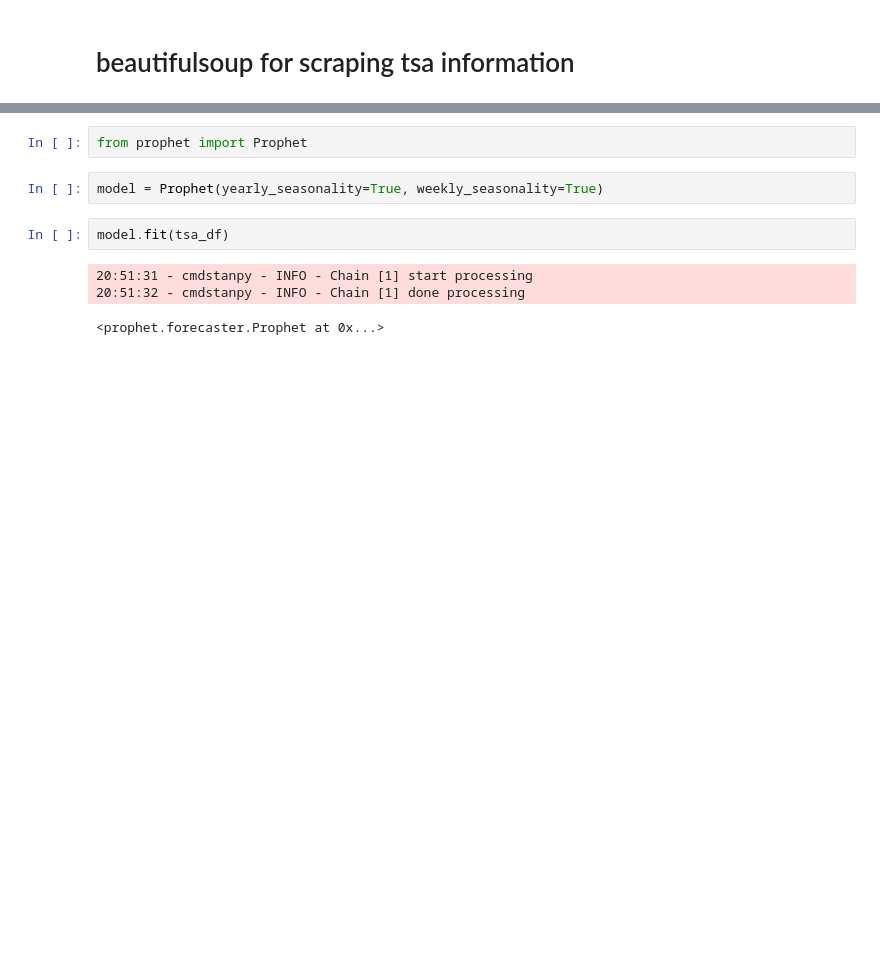
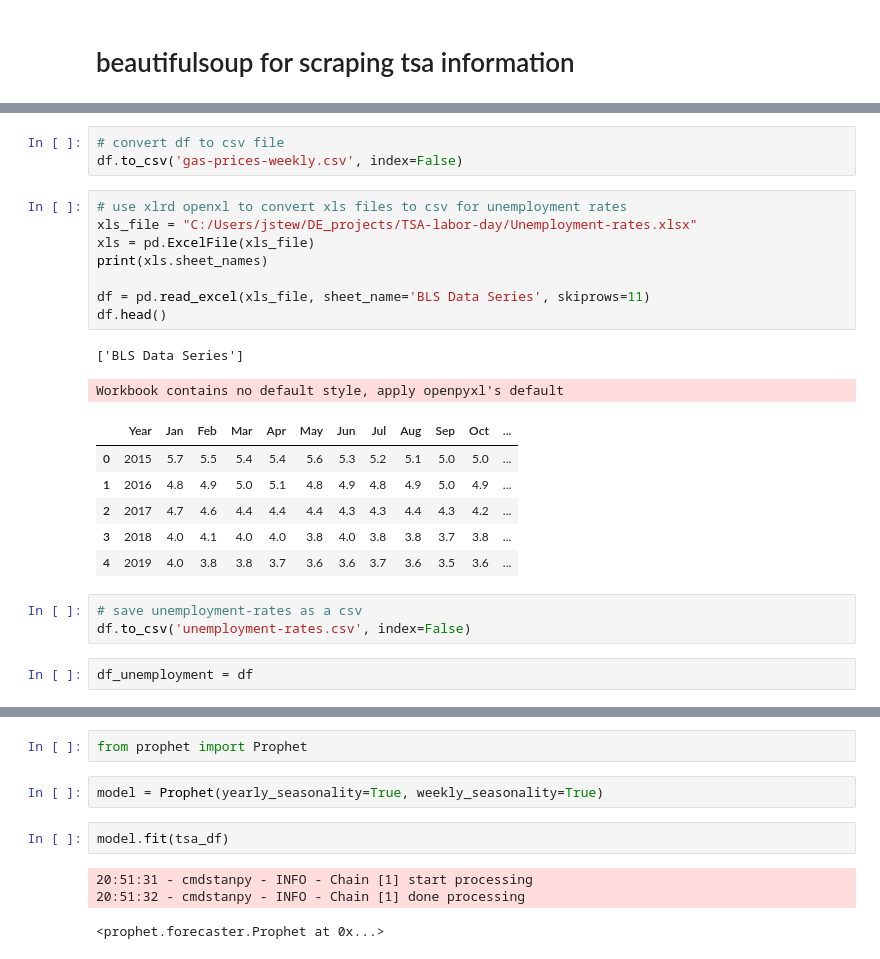
Before and after one commit to jalisacodes/Labor-Day-TSA-Predictions, a Jupyter notebook: tsa_forecast.ipynb, the cells around one changed output, grey strips where cells are left out. Saved outputs shown, nothing was run; the diff lists cells and outputs as text; blank space fills up the shorter version.

Commit message:
clean code and combine passengers, airfare price, unemployment rates and gas prices

```diff
--- a/tsa_forecast.ipynb
+++ b/tsa_forecast.ipynb
@@ -207,0 +30,25 @@ Successfully installed cmdstanpy-1.2.5 holidays-0.78 importlib_resources-6.5.2 p
+# %%
+# convert df to csv file
+df.to_csv('gas-prices-weekly.csv', index=False)
+# %%
+# use xlrd openxl to convert xls files to csv for unemployment rates
+xls_file = "C:/Users/jstew/DE_projects/TSA-labor-day/Unemployment-rates.xlsx"
+xls = pd.ExcelFile(xls_file)
+print(xls.sheet_names)
+
+df = pd.read_excel(xls_file, sheet_name='BLS Data Series', skiprows=11)
+df.head()
+# %% [output]
+['BLS Data Series']
+Workbook contains no default style, apply openpyxl's default
+|  | Year | Jan | Feb | Mar | Apr | May | Jun | Jul | Aug | Sep | Oct | ... |
+| 0 | 2015 | 5.7 | 5.5 | 5.4 | 5.4 | 5.6 | 5.3 | 5.2 | 5.1 | 5.0 | 5.0 | ... |
+| 1 | 2016 | 4.8 | 4.9 | 5.0 | 5.1 | 4.8 | 4.9 | 4.8 | 4.9 | 5.0 | 4.9 | ... |
+| 2 | 2017 | 4.7 | 4.6 | 4.4 | 4.4 | 4.4 | 4.3 | 4.3 | 4.4 | 4.3 | 4.2 | ... |
+| 3 | 2018 | 4.0 | 4.1 | 4.0 | 4.0 | 3.8 | 4.0 | 3.8 | 3.8 | 3.7 | 3.8 | ... |
+| 4 | 2019 | 4.0 | 3.8 | 3.8 | 3.7 | 3.6 | 3.6 | 3.7 | 3.6 | 3.5 | 3.6 | ... |
+# %%
+# save unemployment-rates as a csv
+df.to_csv('unemployment-rates.csv', index=False)
+# %%
+df_unemployment = df
```
Also changed, not shown: parts of 101 cells of this notebook.
